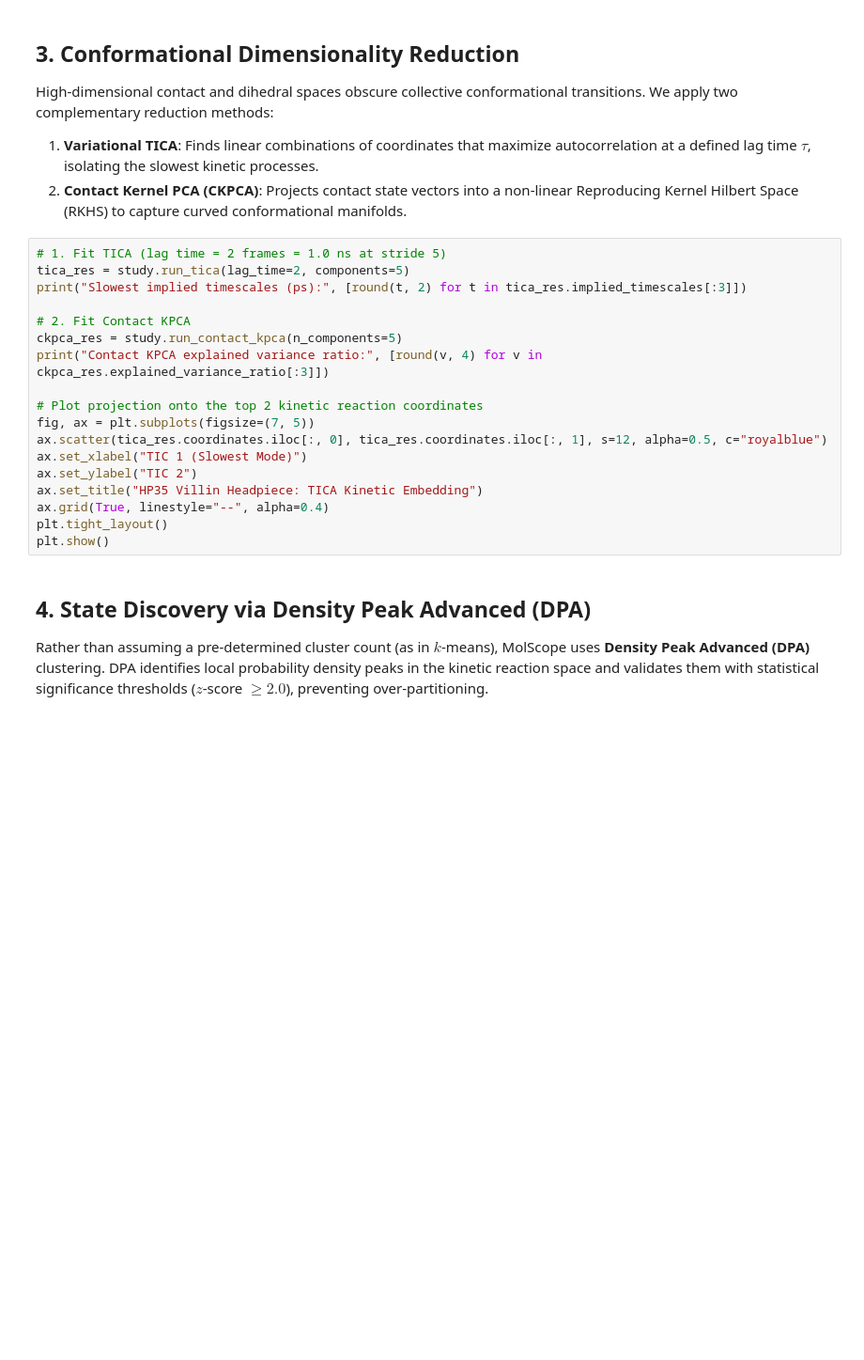
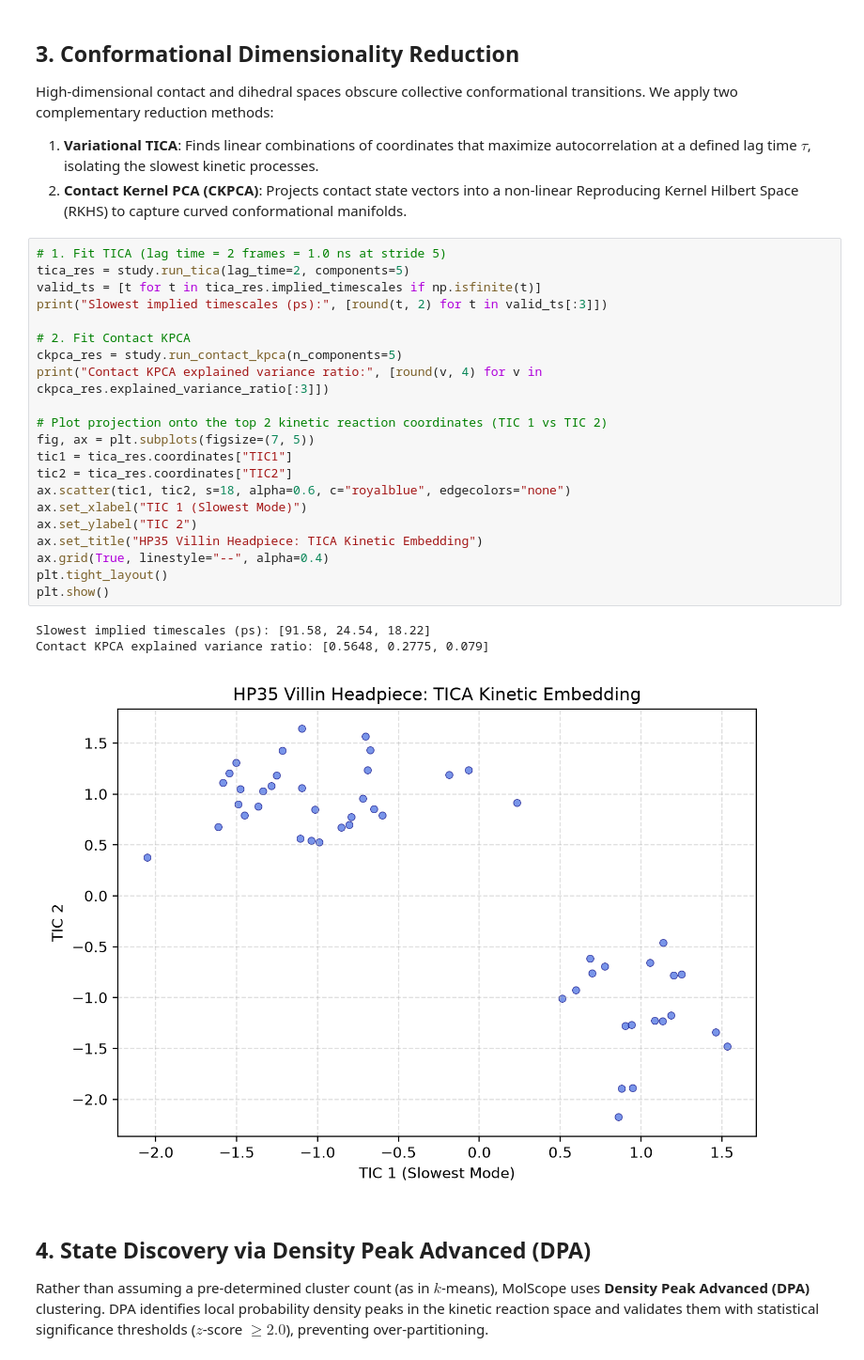
Before and after one commit to N-S8990/molscope, a Jupyter notebook: docs/tutorials/2rjy_villin_tutorial.ipynb, the cells around one changed output. Shown at 94% size. Drawn from its saved outputs; the diff is of its cells as text; blank space fills up the shorter version.

```diff
--- a/docs/tutorials/2rjy_villin_tutorial.ipynb
+++ b/docs/tutorials/2rjy_villin_tutorial.ipynb
@@ -132,21 +172,28 @@ High-dimensional contact and dihedral spaces obscure collective conformational t
 # %%
 # 1. Fit TICA (lag time = 2 frames = 1.0 ns at stride 5)
 tica_res = study.run_tica(lag_time=2, components=5)
-print("Slowest implied timescales (ps):", [round(t, 2) for t in tica_res.implied_timescales[:3]])
+valid_ts = [t for t in tica_res.implied_timescales if np.isfinite(t)]
+print("Slowest implied timescales (ps):", [round(t, 2) for t in valid_ts[:3]])
 
 # 2. Fit Contact KPCA
 ckpca_res = study.run_contact_kpca(n_components=5)
 print("Contact KPCA explained variance ratio:", [round(v, 4) for v in ckpca_res.explained_variance_ratio[:3]])
 
-# Plot projection onto the top 2 kinetic reaction coordinates
+# Plot projection onto the top 2 kinetic reaction coordinates (TIC 1 vs TIC 2)
 fig, ax = plt.subplots(figsize=(7, 5))
-ax.scatter(tica_res.coordinates.iloc[:, 0], tica_res.coordinates.iloc[:, 1], s=12, alpha=0.5, c="royalblue")
+tic1 = tica_res.coordinates["TIC1"]
+tic2 = tica_res.coordinates["TIC2"]
+ax.scatter(tic1, tic2, s=18, alpha=0.6, c="royalblue", edgecolors="none")
 ax.set_xlabel("TIC 1 (Slowest Mode)")
 ax.set_ylabel("TIC 2")
 ax.set_title("HP35 Villin Headpiece: TICA Kinetic Embedding")
 ax.grid(True, linestyle="--", alpha=0.4)
 plt.tight_layout()
 plt.show()
+# %% [output]
+Slowest implied timescales (ps): [91.58, 24.54, 18.22]
+Contact KPCA explained variance ratio: [0.5648, 0.2775, 0.079]
+[figure, added]
 # %% [markdown]
 ## 4. State Discovery via Density Peak Advanced (DPA)
 
```
Also changed, not shown: parts of 7 cells of this notebook, 2 other files.
